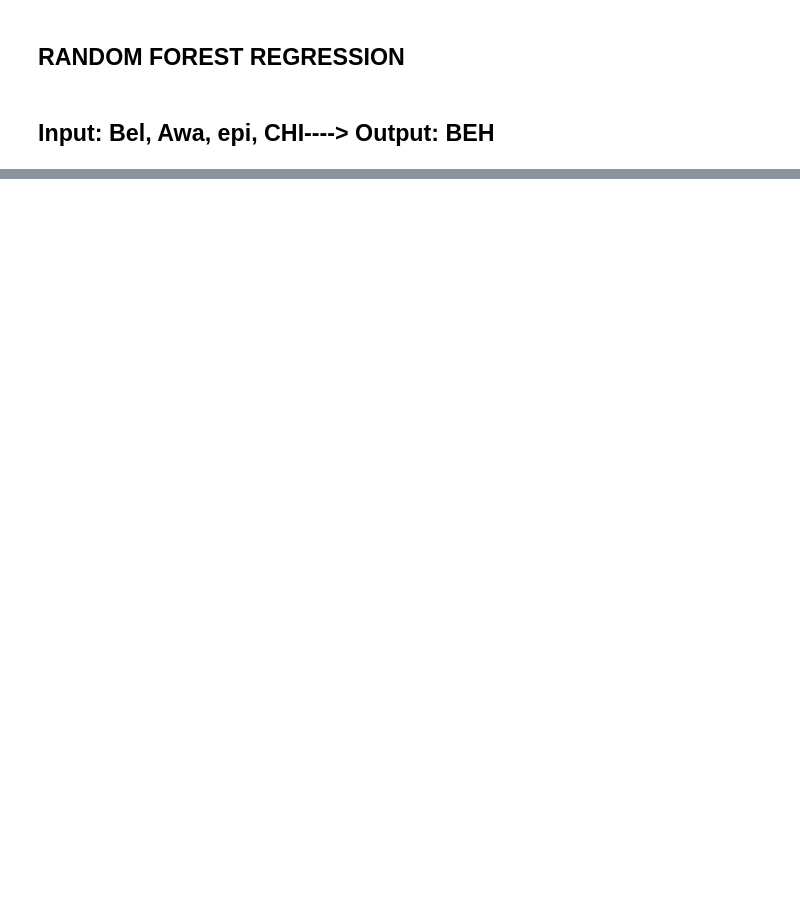
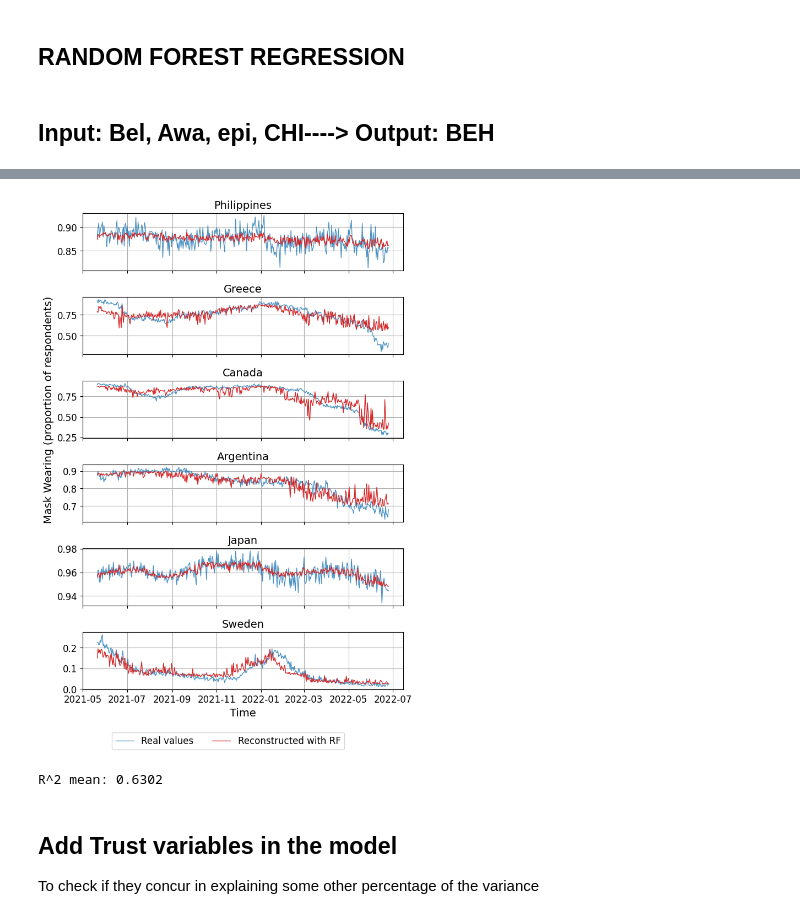
Before and after one commit to daniele-proverbio/EpiBeha_analysis, a Jupyter notebook: analysis/randomforestregression.ipynb, the cells around one changed output, grey strips where cells are left out. Cells and saved outputs as stored; diff of their text form; code cells hidden in the pictures; blank space fills up the shorter version.

```diff
--- a/analysis/randomforestregression.ipynb
+++ b/analysis/randomforestregression.ipynb
@@ -250,0 +288,55 @@ print(f"R^2 mean: {mean_rsquared_red:.4f}")
+# %%
+# Fig reconstruction (using only two top variables)
+
+r_squared_red = np.zeros(len(selected_countries))
+
+fig, axes = plt.subplots(len(selected_countries), 1, figsize=(7, 10), sharex=True)
+
+for i, country in enumerate(selected_countries):
+    df_country = df[df['country'] == country].copy()
+
+    dl = df_country[['survey_date', 'pct_mask',
+                     'pct_worried_catch_covid','pct_belief_masking_effective']]
+
+    dl = dl.dropna()
+
+    date_col = dl['survey_date']
+    y_all = dl['pct_mask']
+    X_all = dl.drop(columns=['pct_mask', 'survey_date'])
+
+    rf.fit(X_all, y_all)
+    y_pred_all = rf.predict(X_all)
+
+    results_df = pd.DataFrame({
+        'survey_date': date_col,
+        'true_mask': y_all,
+        'predicted_mask': y_pred_all
+    }).sort_values('survey_date')
+
+    r_squared_red[i] = r2_score(y_all, y_pred_all)
+    ax = axes[i]
+
+    ax.plot(results_df['survey_date'], results_df['true_mask'], label='Real values', color='tab:blue', linewidth=1, alpha=0.8)
+    ax.plot(results_df['survey_date'], results_df['predicted_mask'], label='Reconstructed with RF', color='tab:red', linewidth=1)
+
+    ax.set_title(f'{country}', fontsize=14)
+    ax.set_ylabel('', fontsize=14)
+    axes[2].set_ylabel('Mask Wearing (proportion of respondents)', fontsize=14)
+    ax.tick_params(axis='both', which='major', labelsize=12)
+    ax.grid(True)
+
+axes[-1].set_xlabel('Time', fontsize=14)  # etichetta asse x solo nell’ultimo subplot
+
+handles, labels = axes[0].get_legend_handles_labels()
+fig.legend(handles, labels, loc='lower center', ncol=2, fontsize=12, bbox_to_anchor=(0.5, -0.02))
+plt.tight_layout(rect=[0, 0.03, 1, 1])
+plt.show()
+
+mean_rsquared_red = r_squared_red.mean()
+print(f"R^2 mean: {mean_rsquared_red:.4f}")
+# %% [output]
+[figure, added]
+R^2 mean: 0.6302
+# %% [markdown]
+## Add Trust variables in the model
+To check if they concur in explaining some other percentage of the variance
```
Also changed, not shown: parts of 32 cells of this notebook.
